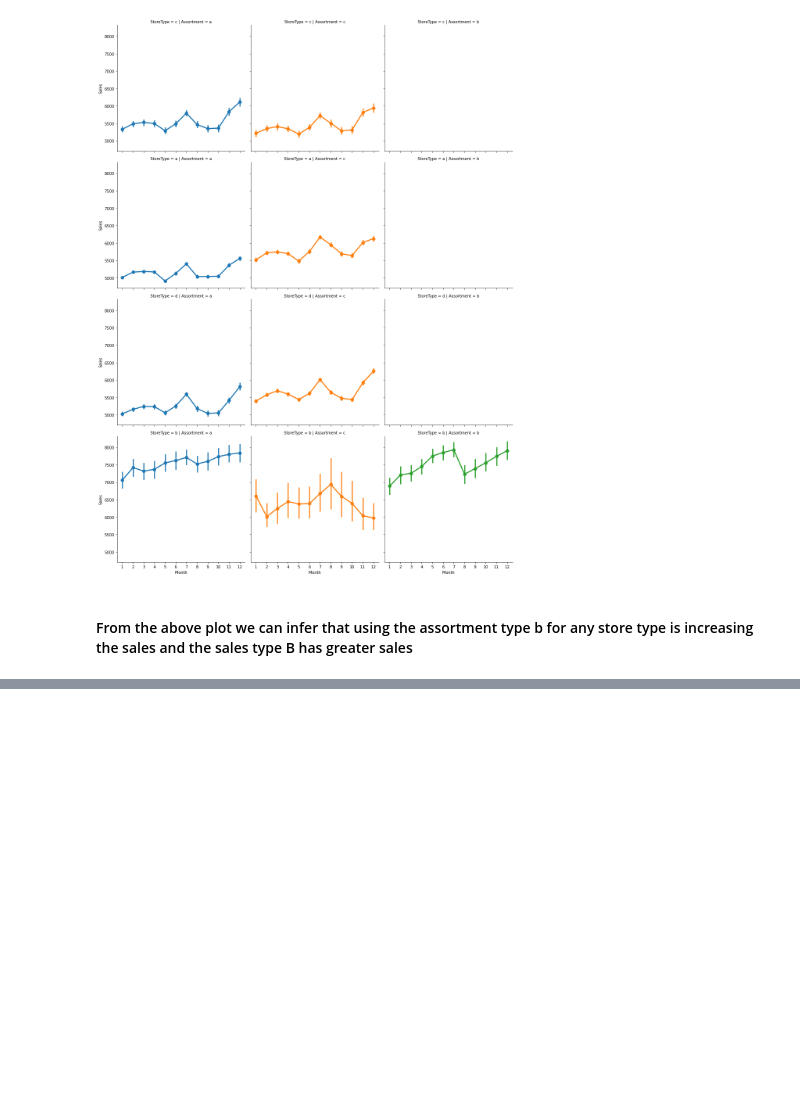
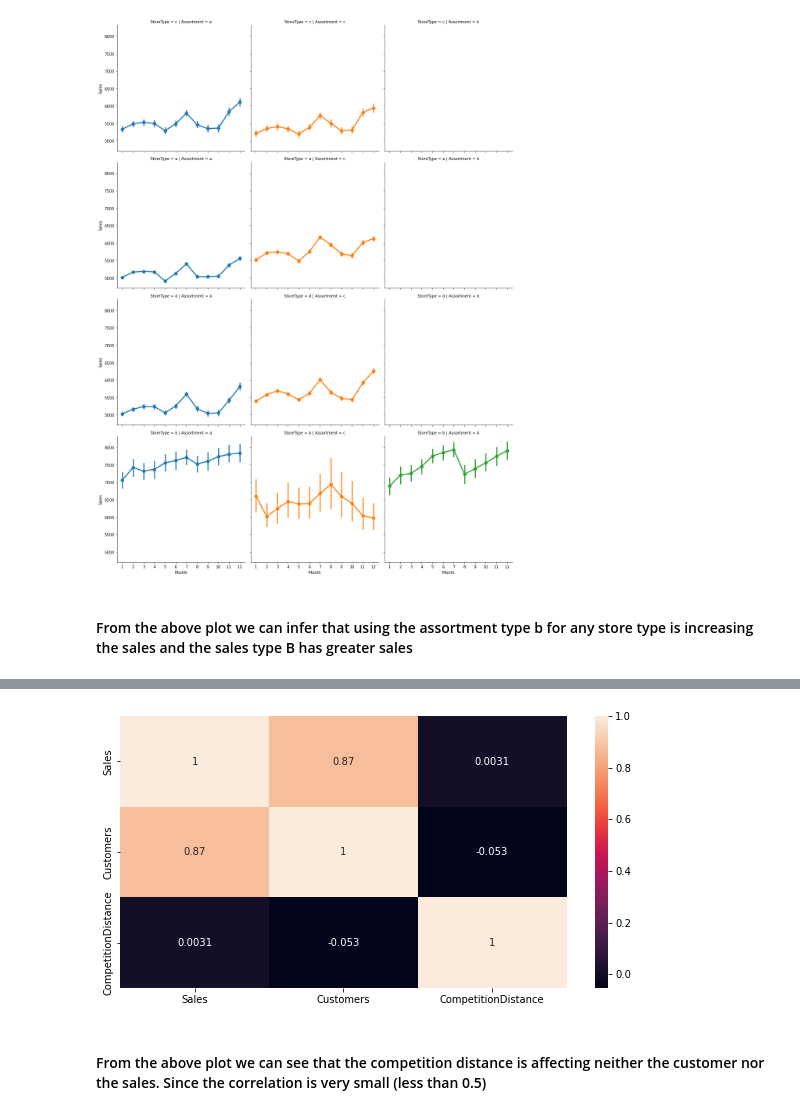
Before and after one commit to Micky373/Sales_forcasting, a Jupyter notebook: notebooks/data_exploration.ipynb, the cells around one changed output, grey strips where cells are left out. Saved outputs shown, nothing was run; the diff lists cells and outputs as text; code cells hidden in the pictures; blank space fills up the shorter version.

Commit message:
Deduce the competition distance and sals relationship

```diff
--- a/notebooks/data_exploration.ipynb
+++ b/notebooks/data_exploration.ipynb
@@ -445,0 +456,13 @@ plt.show()
+# %%
+# Plotting correlation heatmap to see the competition distance effect on customer and sales
+
+corr_columns = ['Sales','Customers','CompetitionDistance']
+corr = train[corr_columns].corr()
+plt.figure(figsize=(10,5))
+sns.heatmap(data=corr, annot = True)
+plt.savefig('../charts/correlation_heatmap_comp_dist.jpg')
+plt.show()
+# %% [output]
+[figure, added]
+# %% [markdown]
+#### From the above plot we can see that the competition distance is affecting neither the customer nor the sales. Since the correlation is very small (less than 0.5)
```
Also changed, not shown: parts of 1 cell of this notebook, 1 other file.
